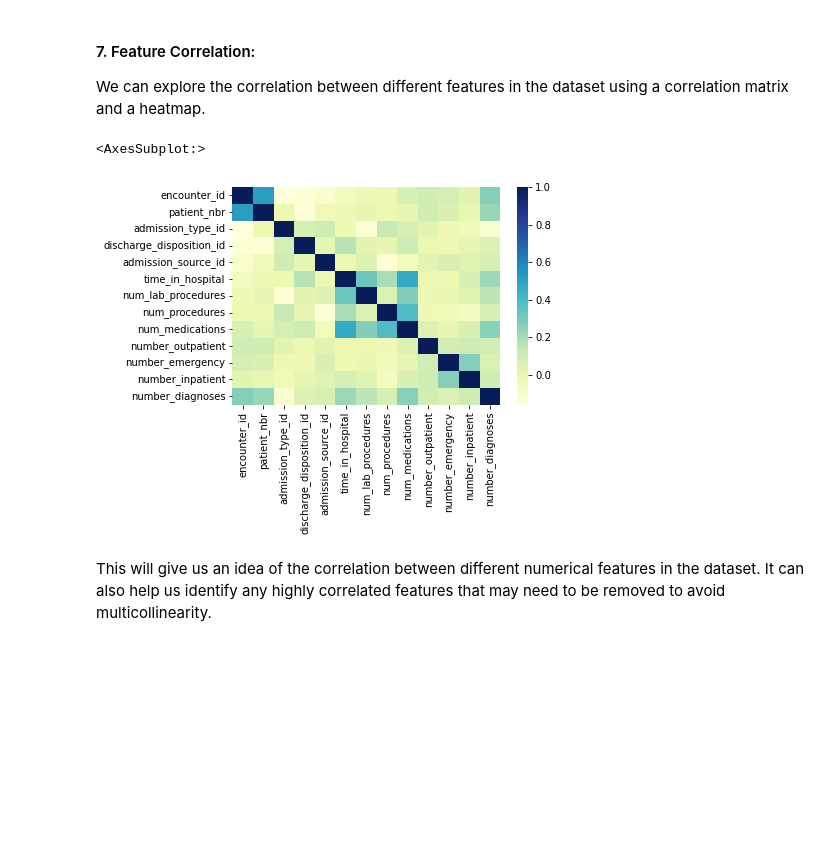
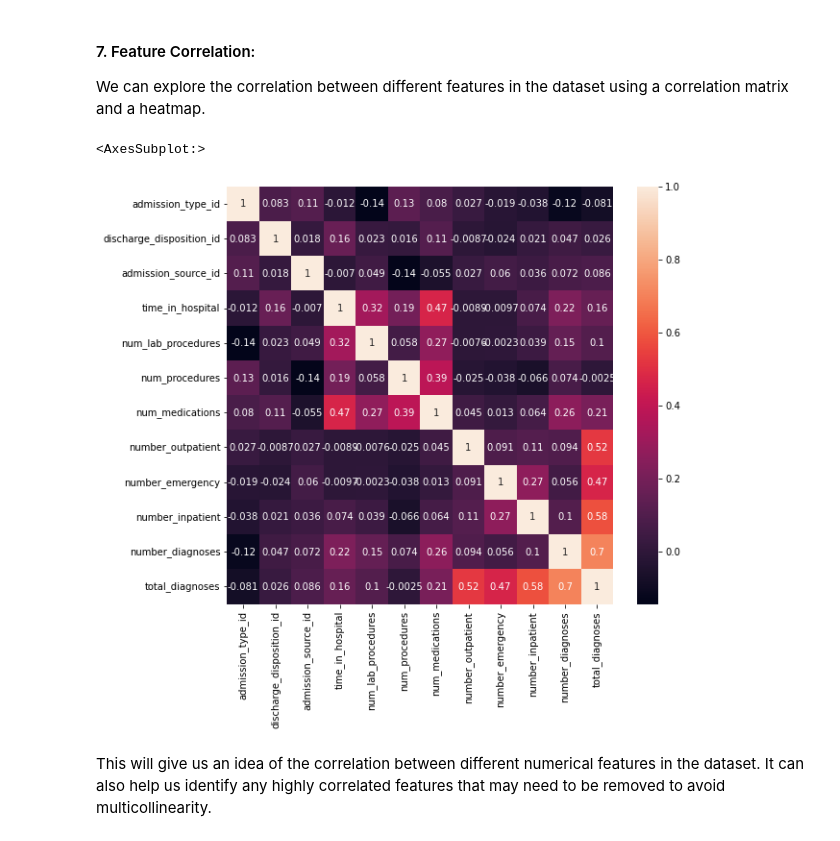
Before and after one commit to ranga-godhandaraman/diabeties-readmission, a Jupyter notebook: Group-7 Capstone Project.ipynb, the cells around one changed output. Saved outputs shown, nothing was run; the diff lists cells and outputs as text; code cells hidden in the pictures; blank space fills up the shorter version.

```diff
--- a/Group-7 Capstone Project.ipynb
+++ b/Group-7 Capstone Project.ipynb
@@ -108,0 +119,4 @@ ValueError: could not convert string to float: '[0'
+# %%
+bins = [0, 20, 30, 40, 50, 60, 70, 80, 90, 100, 110]
+labels = ['0-20', '20-30', '30-40', '40-50', '50-60', '60-70', '70-80', '80-90', '90-100', '100-110']
+df['age_group'] = pd.cut(df['age'], bins=bins, labels=labels, include_lowest=True)
@@ -137,0 +184,3 @@ Name: medical_specialty, dtype: object
+# %%
+# Replace missing values in the 'medical_specialty' column with the mode of the column
+df['medical_specialty'] = df['medical_specialty'].fillna(df['medical_specialty'].mode()[0])
@@ -138,3 +189,14 @@ Name: medical_specialty, dtype: object
+# %%
+# Create a binary feature indicating whether a patient has been readmitted
+df['readmitted_binary'] = np.where(df['readmitted'] == 'NO', '0', '1')
+
+# Create a feature indicating the total number of diagnoses for each patient
+df['total_diagnoses'] = df['number_diagnoses'] + df['number_outpatient'] + df['number_emergency'] + df['number_inpatient']
+# %%
+# Age binning: Binning age into different age groups
+bins = [0, 18, 40, 60, 100]
+labels = ['Teenager', 'Young Adult', 'Middle-aged', 'Senior']
+df['age_group'] = pd.cut(df['age'], bins=bins, labels=labels)
 # %%
 sns.countplot(x="readmitted", data=df)
 # %% [output]
@@ -272,10 +326,11 @@ sns.countplot(x="readmitted", data=df)
 We can explore the correlation between different features in the dataset using a correlation matrix and a heatmap.
 # %%
 corr_matrix = df.corr()
-sns.heatmap(corr_matrix, cmap="YlGnBu")
+plt.figure(figsize = (9,8))
+sns.heatmap(corr_matrix, annot=True)
 # %% [output]
 <AxesSubplot:>
-[figure, old version]
+[figure, new version]
 # %% [markdown]
 This will give us an idea of the correlation between different numerical features in the dataset. It can also help us identify any highly correlated features that may need to be removed to avoid multicollinearity.
 # %% [markdown]
```
Also changed, not shown: parts of 22 cells of this notebook.
